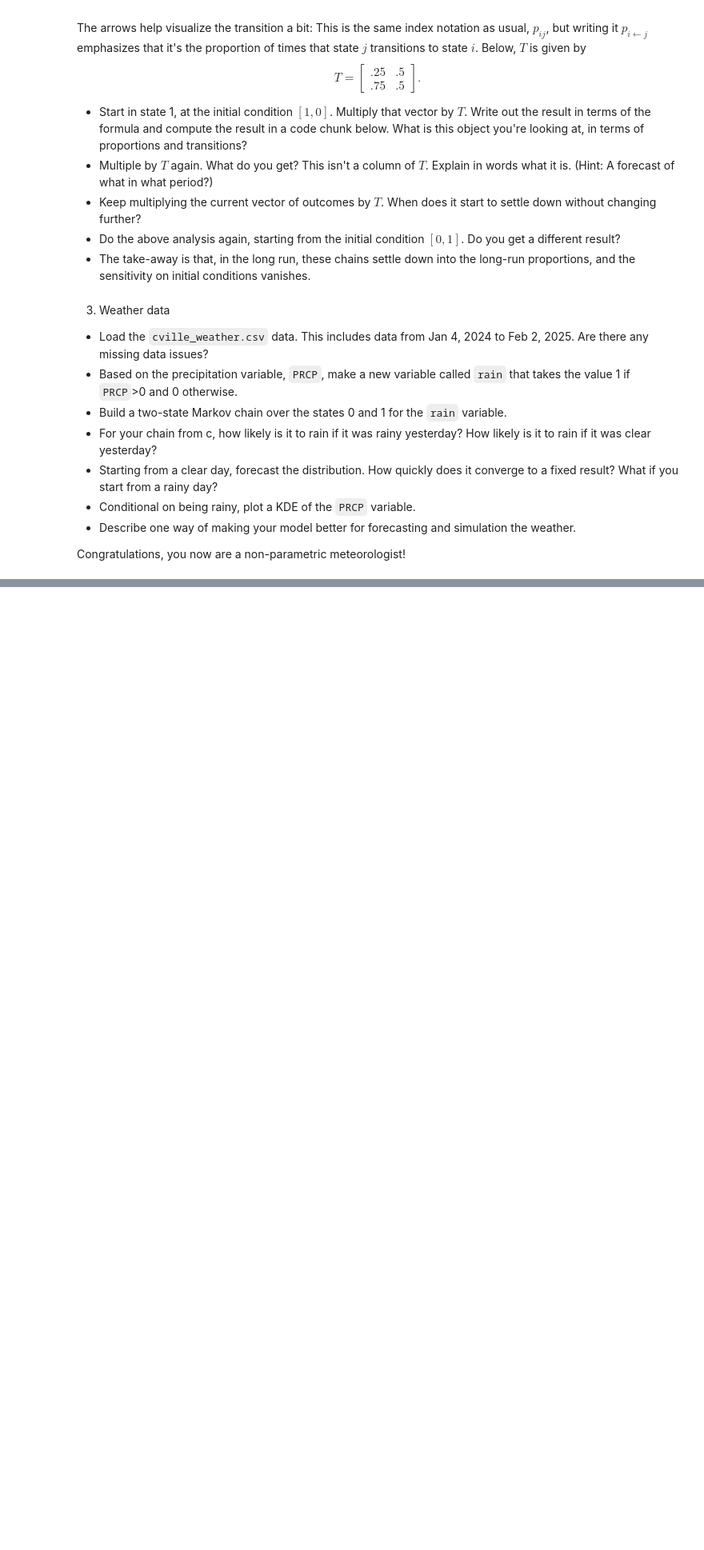
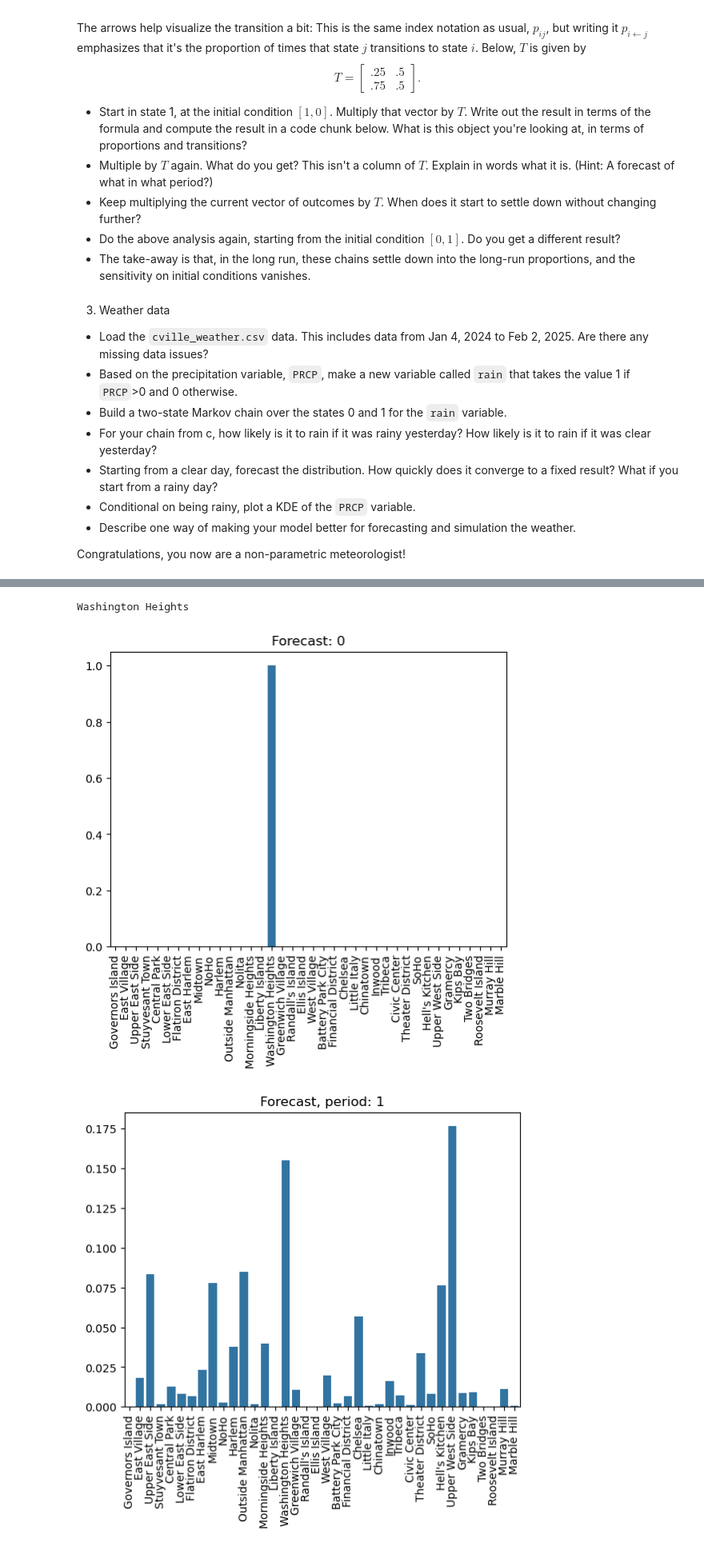
Before and after one commit to yani-iben/understanding_uncertainty_assignment5, a Jupyter notebook: assignment_5.ipynb, the cells around one changed output, grey strips where cells are left out. Shown at 80% size. Saved outputs shown, nothing was run; the diff lists cells and outputs as text; code cells hidden in the pictures; blank space fills up the shorter version.

Commit message:
finish taxicab question

```diff
--- a/assignment_5.ipynb
+++ b/assignment_5.ipynb
@@ -108,0 +111,6 @@ Congratulations, you now are a non-parametric meteorologist!
+# %%
+with open('taxicab.pkl','rb') as f:
+    data = pickle.load(f)
+
+print(len(data))
+data[0]
@@ -108,0 +223,15 @@ Congratulations, you now are a non-parametric meteorologist!
+# %%
+initial_state = "Hell's Kitchen"
+state_index = states.index(initial_state)
+print(f'Initial state: {initial_state}')
+
+n_sims = [2,3,5,10]
+
+for sim in n_sims:
+    simulation = [initial_state]
+    for t in range(sim):
+        pr_t = tr_pr[state_index]/np.sum(tr_pr[state_index]) # Had to normalize because of value error
+        state_index = np.random.choice(len(states), p=pr_t) # Choose new state index
+        simulation.append(states[state_index]) # Append new state to simulation
+    print(f'{str(sim)} Trips:')
+    print(simulation,"\n")
@@ -108,0 +253,26 @@ Congratulations, you now are a non-parametric meteorologist!
+# %%
+initial_state = np.random.choice(states) # Choose an initial state at random
+state_index = states.index(initial_state) # Get the index of the initial state
+print(initial_state)
+
+##Initial density:
+density = np.zeros(len(states))
+density[state_index] = 1
+
+sns.barplot(x=states,y=density).set(title=f'Forecast: 0')
+plt.xticks(rotation=90)
+plt.show()
+
+n_sim = 10
+
+forecast = [initial_state]
+for t in range(n_sim):
+    density = tr_pr @ density
+    forecast.append(density) # Append new forecast
+    sns.barplot(x=states,y=density).set(title=f'Forecast, period: {str(t+1)}')
+    plt.xticks(rotation=90)
+    plt.show()
+# %% [output]
+Washington Heights
+[figure, added]
+[figure, added]
```
Also changed, not shown: parts of 17 cells of this notebook.
